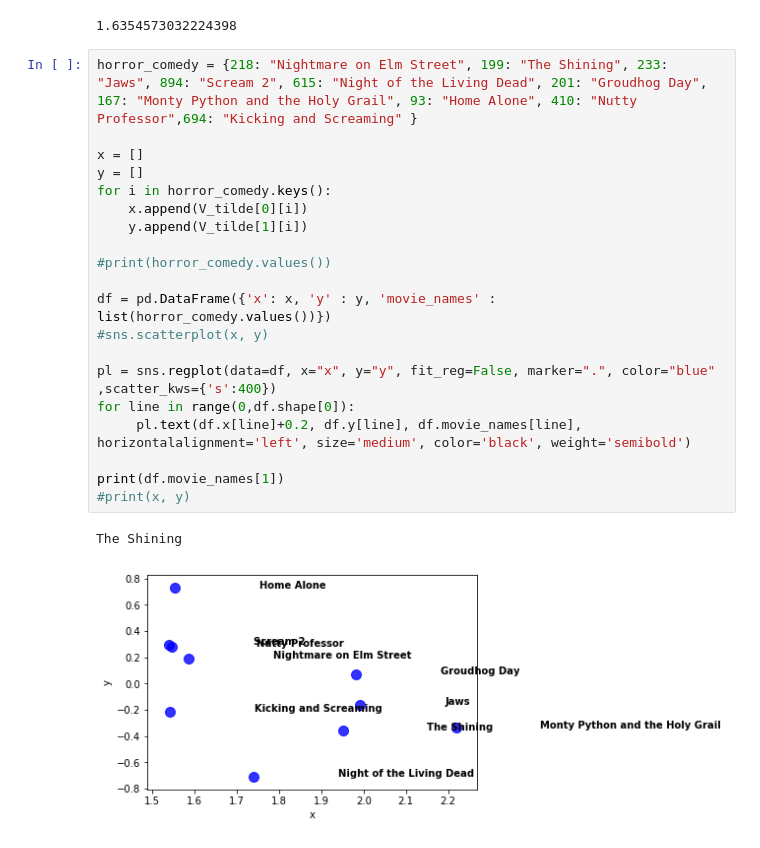
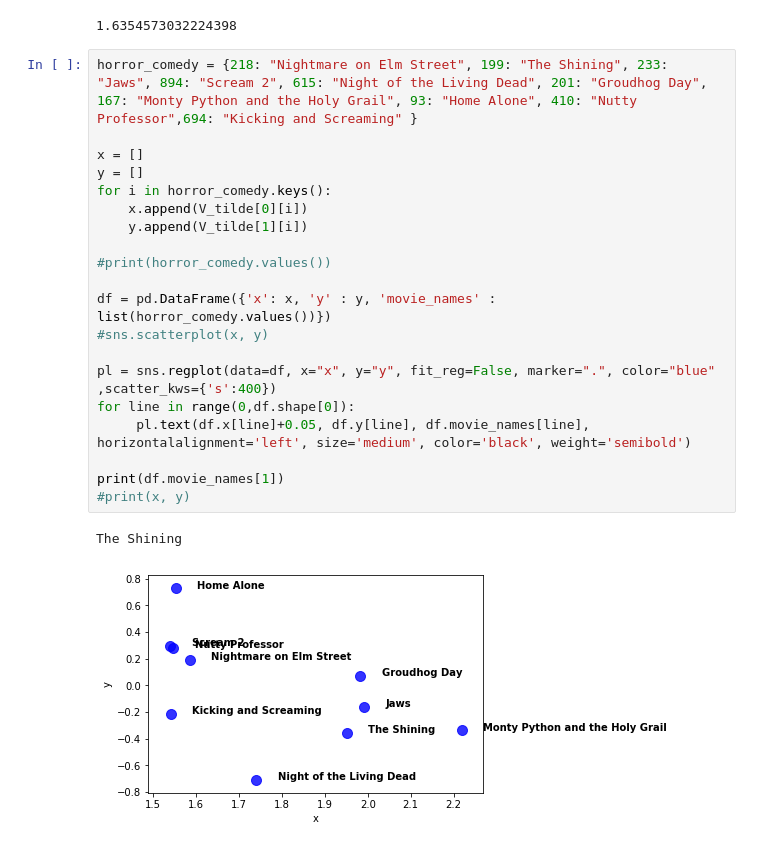
Before and after one commit to jagathv/cs155miniproj2, a Jupyter notebook: New_Shit_2.ipynb, the cells around one changed output. Saved outputs shown, nothing was run; the diff lists cells and outputs as text.

Commit message:
Visualization_Function

```diff
--- a/New_Shit_2.ipynb
+++ b/New_Shit_2.ipynb
@@ -272,24 +272,24 @@ V_tilde[0][1]
 # %%
 horror_comedy = {218: "Nightmare on Elm Street", 199: "The Shining", 233: "Jaws", 894: "Scream 2", 615: "Night of the Living Dead", 201: "Groudhog Day", 167: "Monty Python and the Holy Grail", 93: "Home Alone", 410: "Nutty Professor",694: "Kicking and Screaming" }
 
 x = []
 y = []
 for i in horror_comedy.keys():
     x.append(V_tilde[0][i])
     y.append(V_tilde[1][i])
 
 #print(horror_comedy.values())
 
 df = pd.DataFrame({'x': x, 'y' : y, 'movie_names' : list(horror_comedy.values())})
 #sns.scatterplot(x, y)
 
 pl = sns.regplot(data=df, x="x", y="y", fit_reg=False, marker=".", color="blue"
 ,scatter_kws={'s':400})
 for line in range(0,df.shape[0]):
-     pl.text(df.x[line]+0.2, df.y[line], df.movie_names[line], horizontalalignment='left', size='medium', color='black', weight='semibold')
+     pl.text(df.x[line]+0.05, df.y[line], df.movie_names[line], horizontalalignment='left', size='medium', color='black', weight='semibold')
 
 print(df.movie_names[1])
 #print(x, y)
 # %% [output]
 The Shining
-[figure, old version]
+[figure, new version]
```
Also changed, not shown: parts of 1 cell of this notebook.
